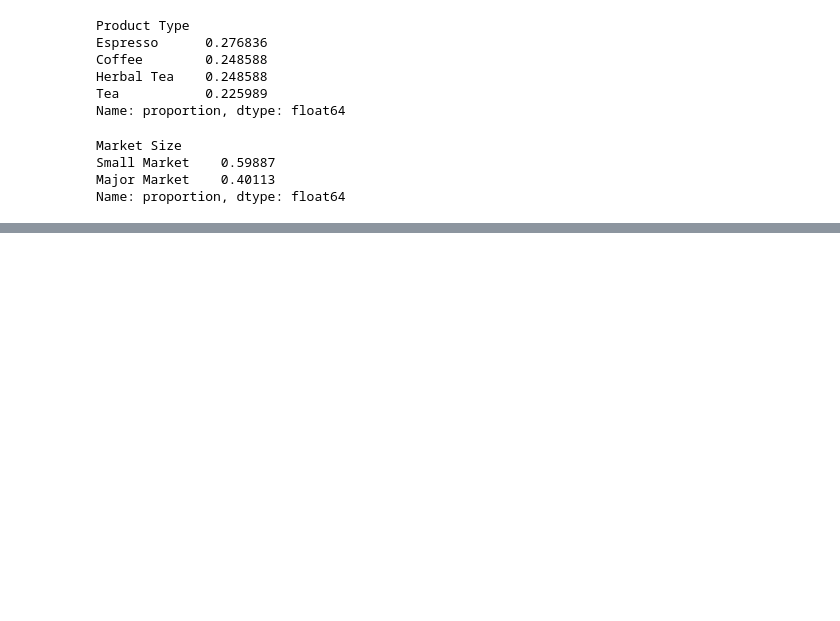
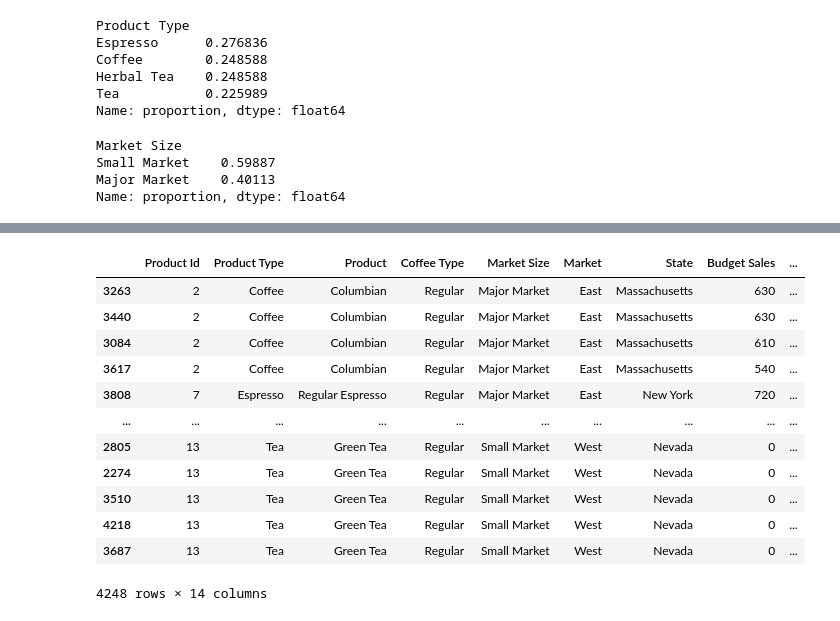
Before and after one commit to alishanstyles/CoffeeChain, a Jupyter notebook: startercode.ipynb, the cells around one changed output, grey strips where cells are left out. Cells and saved outputs as stored; diff of their text form; code cells hidden in the pictures; blank space fills up the shorter version.

```diff
--- a/startercode.ipynb
+++ b/startercode.ipynb
@@ -457,0 +511,16 @@ Name: proportion, dtype: float64
+# %%
+df.sort_values(by = 'Profit', ascending = False)
+# %% [output]
+|  | Product Id | Product Type | Product | Coffee Type | Market Size | Market | State | Budget Sales | ... |
+| 3263 | 2 | Coffee | Columbian | Regular | Major Market | East | Massachusetts | 630 | ... |
+| 3440 | 2 | Coffee | Columbian | Regular | Major Market | East | Massachusetts | 630 | ... |
+| 3084 | 2 | Coffee | Columbian | Regular | Major Market | East | Massachusetts | 610 | ... |
+| 3617 | 2 | Coffee | Columbian | Regular | Major Market | East | Massachusetts | 540 | ... |
+| 3808 | 7 | Espresso | Regular Espresso | Regular | Major Market | East | New York | 720 | ... |
+| ... | ... | ... | ... | ... | ... | ... | ... | ... | ... |
+| 2805 | 13 | Tea | Green Tea | Regular | Small Market | West | Nevada | 0 | ... |
+| 2274 | 13 | Tea | Green Tea | Regular | Small Market | West | Nevada | 0 | ... |
+| 3510 | 13 | Tea | Green Tea | Regular | Small Market | West | Nevada | 0 | ... |
+| 4218 | 13 | Tea | Green Tea | Regular | Small Market | West | Nevada | 0 | ... |
+| 3687 | 13 | Tea | Green Tea | Regular | Small Market | West | Nevada | 0 | ... |
+4248 rows × 14 columns
```
Also changed, not shown: parts of 7 cells of this notebook.
